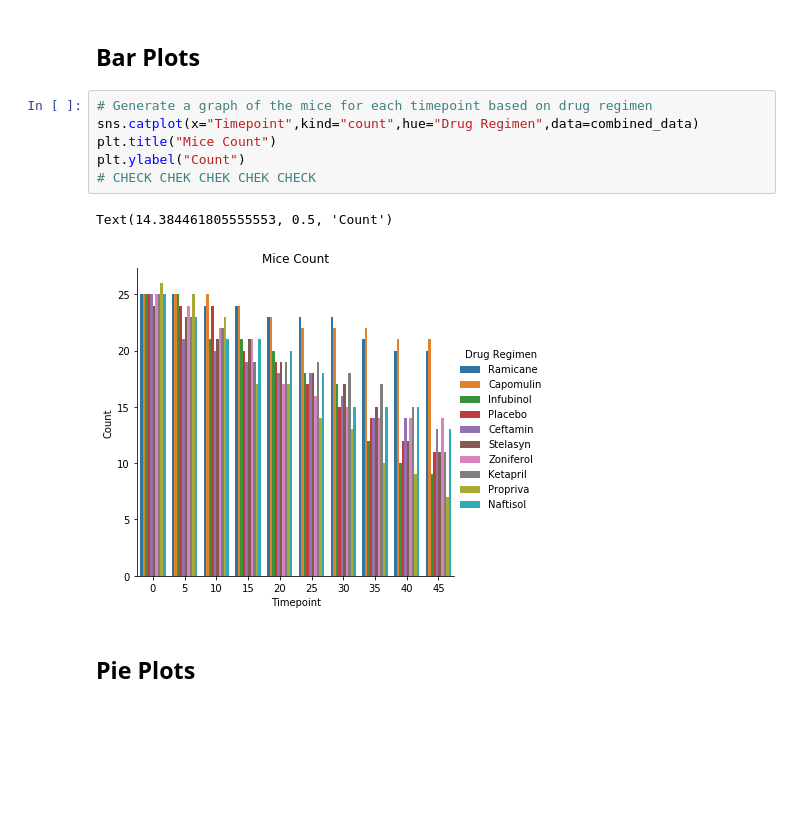
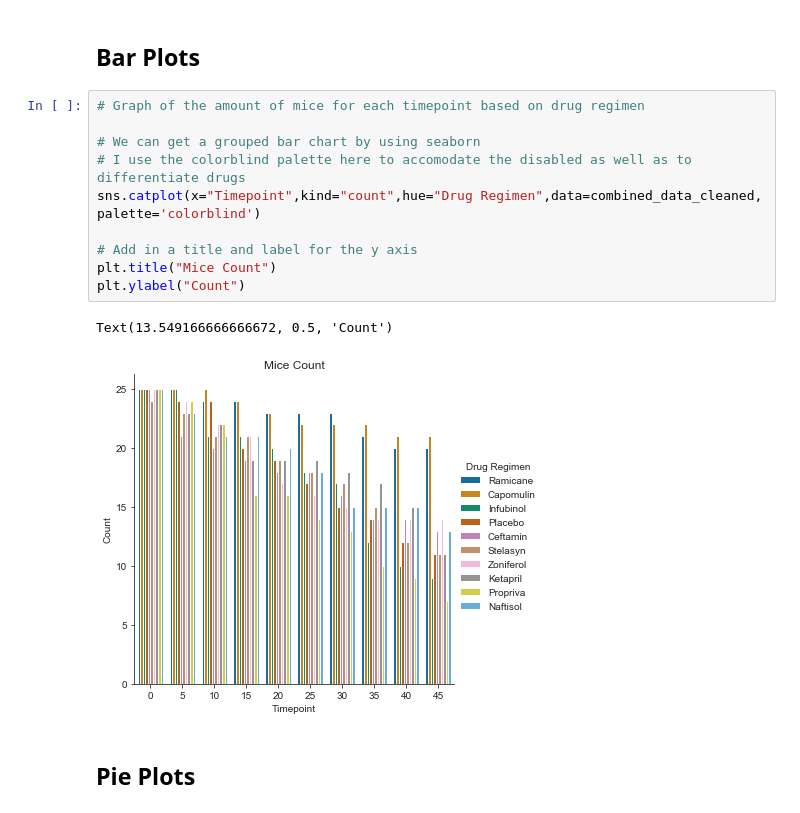
Before and after one commit to akibo1997/Matplotlib-Storytelling, a Jupyter notebook: Pharmaceuticals.ipynb, the cells around one changed output. Drawn from its saved outputs; the diff is of its cells as text; blank space fills up the shorter version.

Commit message:
Adding accomodative color palette to code

```diff
--- a/Pharmaceuticals.ipynb
+++ b/Pharmaceuticals.ipynb
@@ -84,14 +85,18 @@ summary_stats
 # %% [markdown]
 ## Bar Plots
 # %%
-# Generate a graph of the mice for each timepoint based on drug regimen
-sns.catplot(x="Timepoint",kind="count",hue="Drug Regimen",data=combined_data)
+# Graph of the amount of mice for each timepoint based on drug regimen
+
+# We can get a grouped bar chart by using seaborn
+# I use the colorblind palette here to accomodate the disabled as well as to differentiate drugs
+sns.catplot(x="Timepoint",kind="count",hue="Drug Regimen",data=combined_data_cleaned, palette='colorblind')
+
+# Add in a title and label for the y axis
 plt.title("Mice Count")
 plt.ylabel("Count")
-# CHECK CHEK CHEK CHEK CHECK
 # %% [output]
-Text(14.384461805555553, 0.5, 'Count')
+Text(13.549166666666672, 0.5, 'Count')
-[figure, old version]
+[figure, new version]
 # %% [markdown]
 ## Pie Plots
 # %%
```
Also changed, not shown: parts of 4 cells of this notebook.
